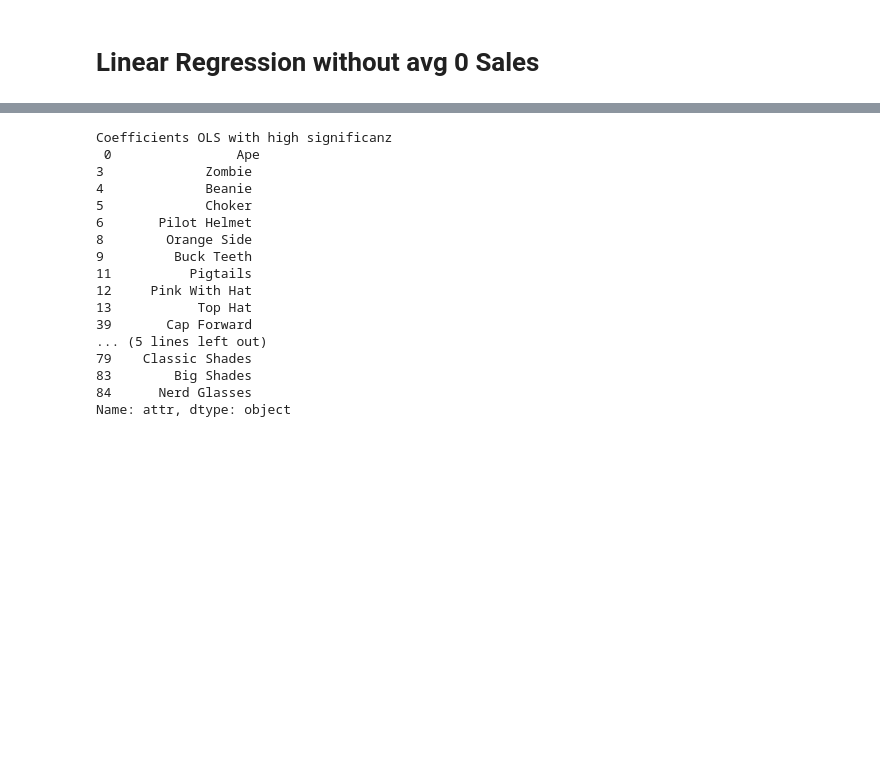
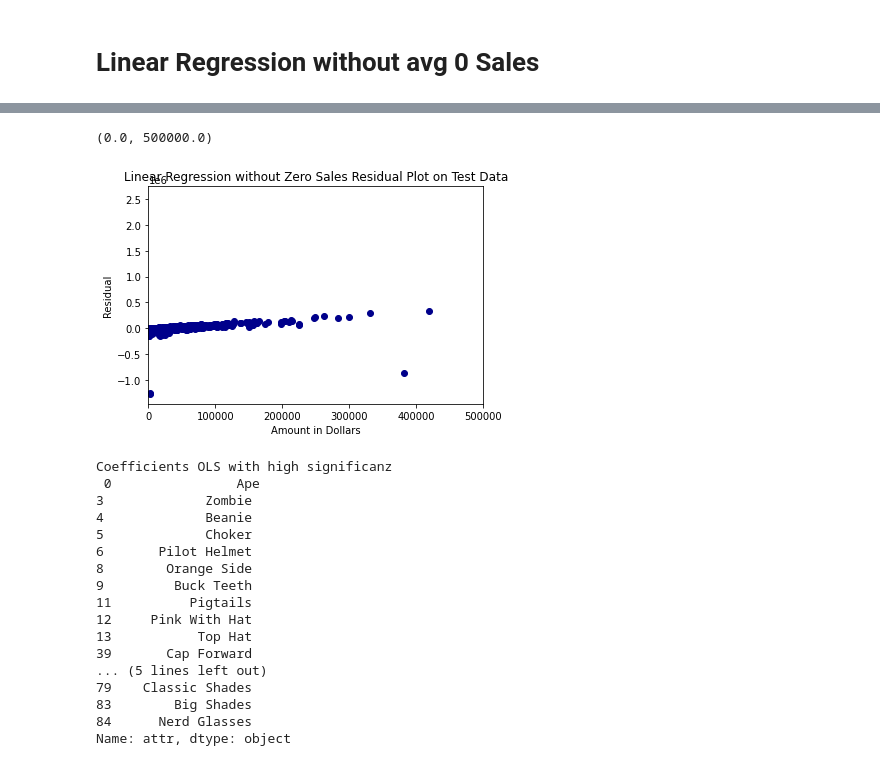
Before and after one commit to QuantLet/DEDA-SoSe2021, a Jupyter notebook: Cryptopunks-Transactions-Analysis/static_regression_and_attributes.ipynb, the cells around one changed output, grey strips where cells are left out. Drawn from its saved outputs; the diff is of its cells as text; code cells hidden in the pictures; blank space fills up the shorter version.

```diff
--- a/Cryptopunks-Transactions-Analysis/static_regression_and_attributes.ipynb
+++ b/Cryptopunks-Transactions-Analysis/static_regression_and_attributes.ipynb
@@ -372,3 +366,13 @@ Root Mean Squared Error: 87228.676
+# %%
+res_na = y_na_test - lin_y_pred_na
+plt.plot(y_na_test, res_na, 'o', color='darkblue')
+plt.title("Linear Regression without Zero Sales Residual Plot on Test Data")
+plt.xlabel("Amount in Dollars")
+plt.ylabel("Residual")
+plt.xlim(0, 500000)
+# %% [output]
+(0.0, 500000.0)
+[figure, added]
 # %%
 tmp = (regressor.pvalues <= 0.10)[1:]
 tmp = pd.DataFrame(tmp)
```
Also changed, not shown: parts of 11 cells of this notebook.
